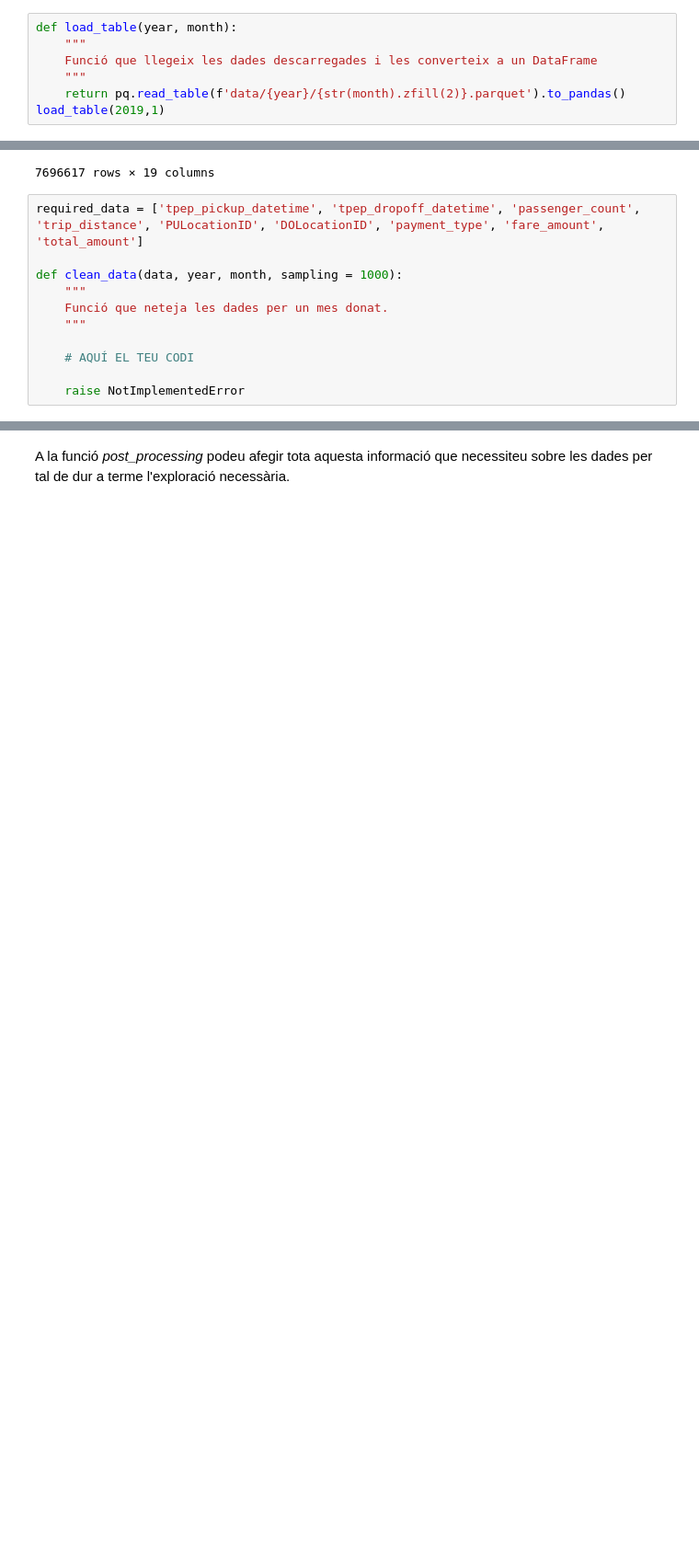
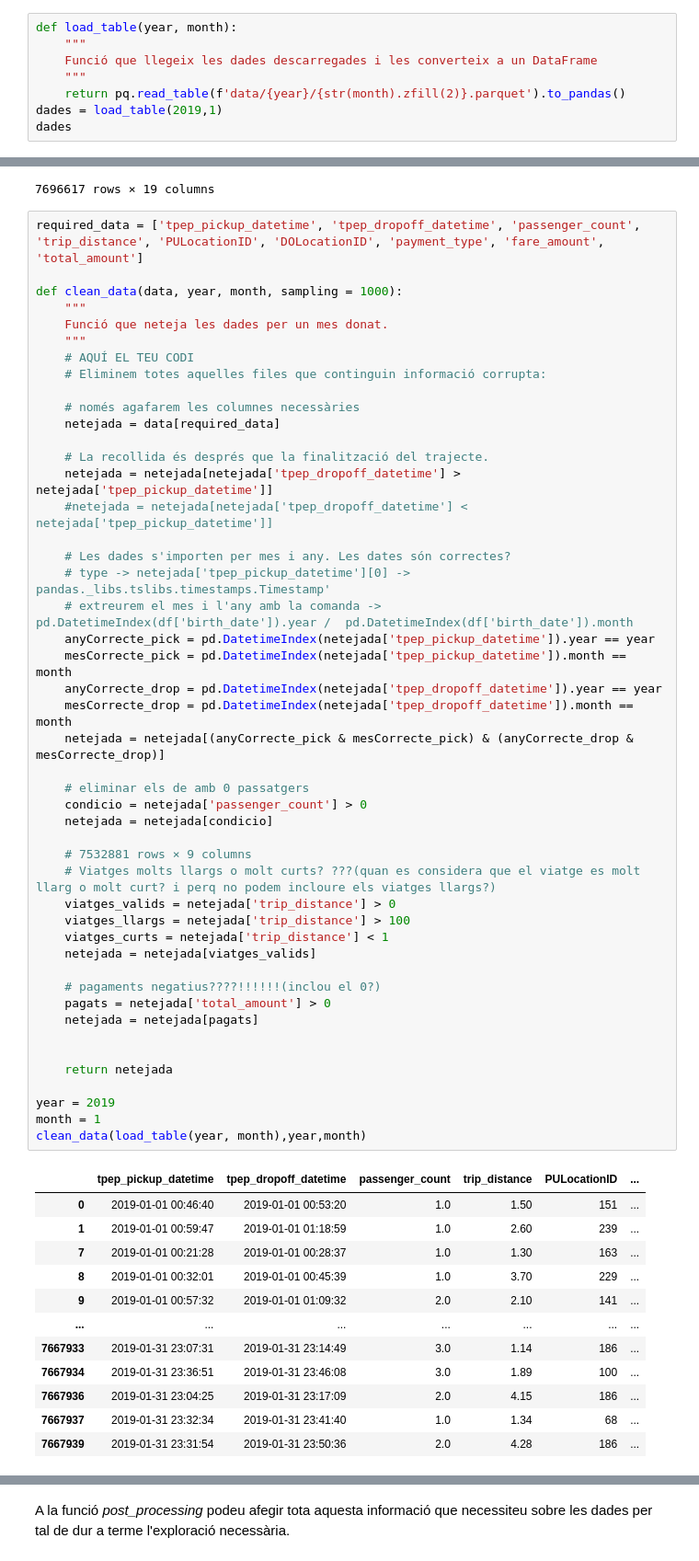
Before and after one commit to junjielyu13/Junior-Fall-Missions, a Jupyter notebook: TallerNousUsos/Practica/TNUI_P1/AssignmentCode-manu.ipynb, the cells around one changed output, grey strips where cells are left out. Shown at 92% size. Saved outputs shown, nothing was run; the diff lists cells and outputs as text; blank space fills up the shorter version.

```diff
--- a/TallerNousUsos/Practica/TNUI_P1/AssignmentCode-manu.ipynb
+++ b/TallerNousUsos/Practica/TNUI_P1/AssignmentCode-manu.ipynb
@@ -137,7 +137,8 @@ def load_table(year, month):
     Funció que llegeix les dades descarregades i les converteix a un DataFrame
     """
     return pq.read_table(f'data/{year}/{str(month).zfill(2)}.parquet').to_pandas()
-load_table(2019,1)
+dades = load_table(2019,1)
+dades
 # %% [output]
 |  | VendorID | tpep_pickup_datetime | tpep_dropoff_datetime | passenger_count | trip_distance | RatecodeID | ... |
 | 0 | 1 | 2019-01-01 00:46:40 | 2019-01-01 00:53:20 | 1.0 | 1.50 | 1.0 | ... |
@@ -155,11 +156,60 @@ load_table(2019,1)
 # %%
 required_data = ['tpep_pickup_datetime', 'tpep_dropoff_datetime', 'passenger_count', 'trip_distance', 'PULocationID', 'DOLocationID', 'payment_type', 'fare_amount', 'total_amount']
 
 def clean_data(data, year, month, sampling = 1000):
     """
     Funció que neteja les dades per un mes donat.
     """
+    # AQUÍ EL TEU CODI
+    # Eliminem totes aquelles files que continguin informació corrupta:
 
-    # AQUÍ EL TEU CODI
+    # només agafarem les columnes necessàries
+    netejada = data[required_data]
 
-    raise NotImplementedError
+    # La recollida és després que la finalització del trajecte.
+    netejada = netejada[netejada['tpep_dropoff_datetime'] > netejada['tpep_pickup_datetime']]
+    #netejada = netejada[netejada['tpep_dropoff_datetime'] < netejada['tpep_pickup_datetime']]
+
+    # Les dades s'importen per mes i any. Les dates són correctes?
+    # type -> netejada['tpep_pickup_datetime'][0] -> pandas._libs.tslibs.timestamps.Timestamp'
+    # extreurem el mes i l'any amb la comanda -> pd.DatetimeIndex(df['birth_date']).year /  pd.DatetimeIndex(df['birth_date']).month
+    anyCorrecte_pick = pd.DatetimeIndex(netejada['tpep_pickup_datetime']).year == year
+    mesCorrecte_pick = pd.DatetimeIndex(netejada['tpep_pickup_datetime']).month == month
+    anyCorrecte_drop = pd.DatetimeIndex(netejada['tpep_dropoff_datetime']).year == year
+    mesCorrecte_drop = pd.DatetimeIndex(netejada['tpep_dropoff_datetime']).month == month
+    netejada = netejada[(anyCorrecte_pick & mesCorrecte_pick) & (anyCorrecte_drop & mesCorrecte_drop)]
+
+    # eliminar els de amb 0 passatgers
+    condicio = netejada['passenger_count'] > 0
+    netejada = netejada[condicio]
+
+    # 7532881 rows × 9 columns
+    # Viatges molts llargs o molt curts? ???(quan es considera que el viatge es molt llarg o molt curt? i perq no podem incloure els viatges llargs?)
+    viatges_valids = netejada['trip_distance'] > 0
+    viatges_llargs = netejada['trip_distance'] > 100
+    viatges_curts = netejada['trip_distance'] < 1
+    netejada = netejada[viatges_valids]
+
+    # pagaments negatius????!!!!!!(inclou el 0?)
+    pagats = netejada['total_amount'] > 0
+    netejada = netejada[pagats]
+
+
+    return netejada
+
+year = 2019
+month = 1
+clean_data(load_table(year, month),year,month)
+# %% [output]
+|  | tpep_pickup_datetime | tpep_dropoff_datetime | passenger_count | trip_distance | PULocationID | ... |
+| 0 | 2019-01-01 00:46:40 | 2019-01-01 00:53:20 | 1.0 | 1.50 | 151 | ... |
+| 1 | 2019-01-01 00:59:47 | 2019-01-01 01:18:59 | 1.0 | 2.60 | 239 | ... |
+| 7 | 2019-01-01 00:21:28 | 2019-01-01 00:28:37 | 1.0 | 1.30 | 163 | ... |
+| 8 | 2019-01-01 00:32:01 | 2019-01-01 00:45:39 | 1.0 | 3.70 | 229 | ... |
+| 9 | 2019-01-01 00:57:32 | 2019-01-01 01:09:32 | 2.0 | 2.10 | 141 | ... |
+| ... | ... | ... | ... | ... | ... | ... |
+| 7667933 | 2019-01-31 23:07:31 | 2019-01-31 23:14:49 | 3.0 | 1.14 | 186 | ... |
+| 7667934 | 2019-01-31 23:36:51 | 2019-01-31 23:46:08 | 3.0 | 1.89 | 100 | ... |
+| 7667936 | 2019-01-31 23:04:25 | 2019-01-31 23:17:09 | 2.0 | 4.15 | 186 | ... |
+| 7667937 | 2019-01-31 23:32:34 | 2019-01-31 23:41:40 | 1.0 | 1.34 | 68 | ... |
+| 7667939 | 2019-01-31 23:31:54 | 2019-01-31 23:50:36 | 2.0 | 4.28 | 186 | ... |
```
Also changed, not shown: parts of 5 cells of this notebook, 1 other file.
